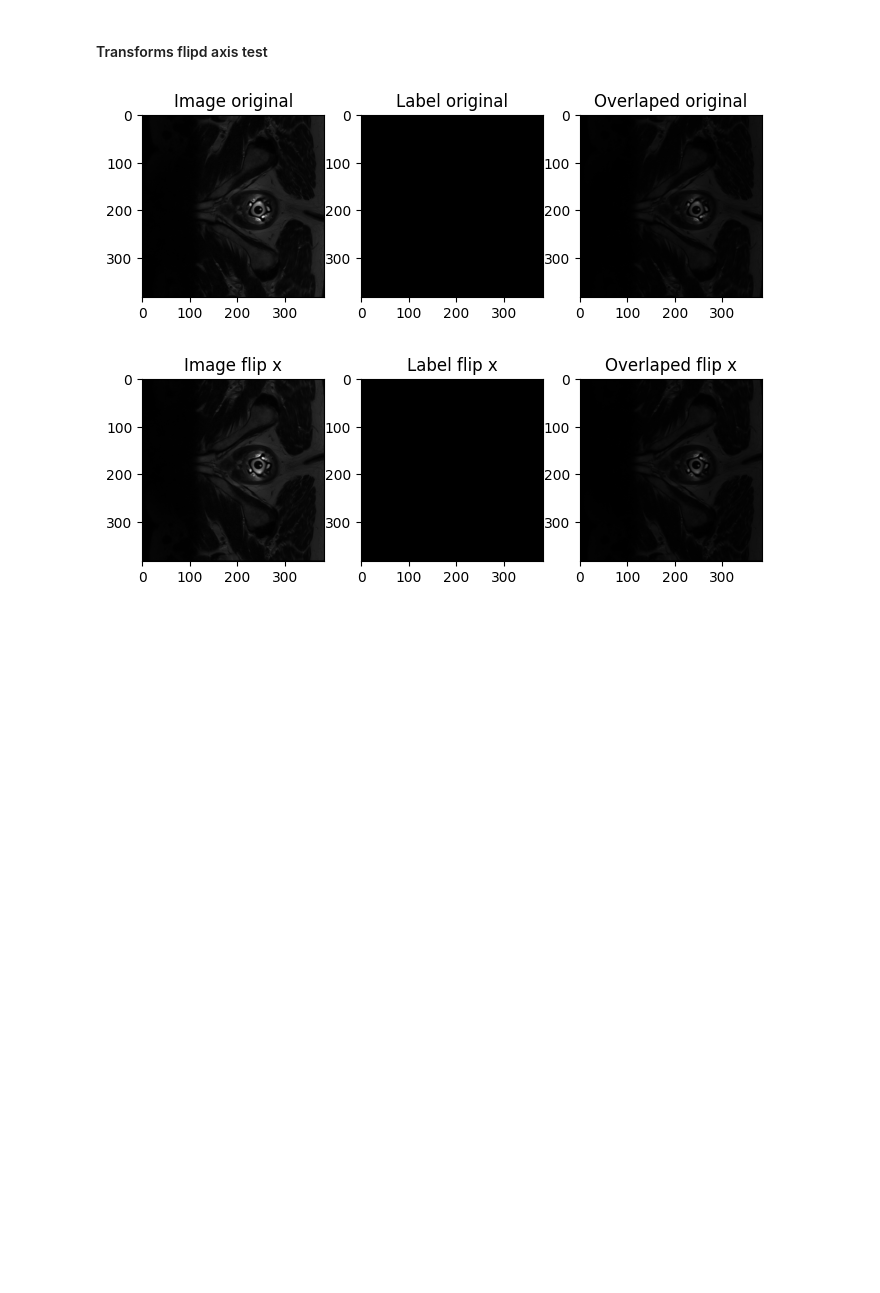
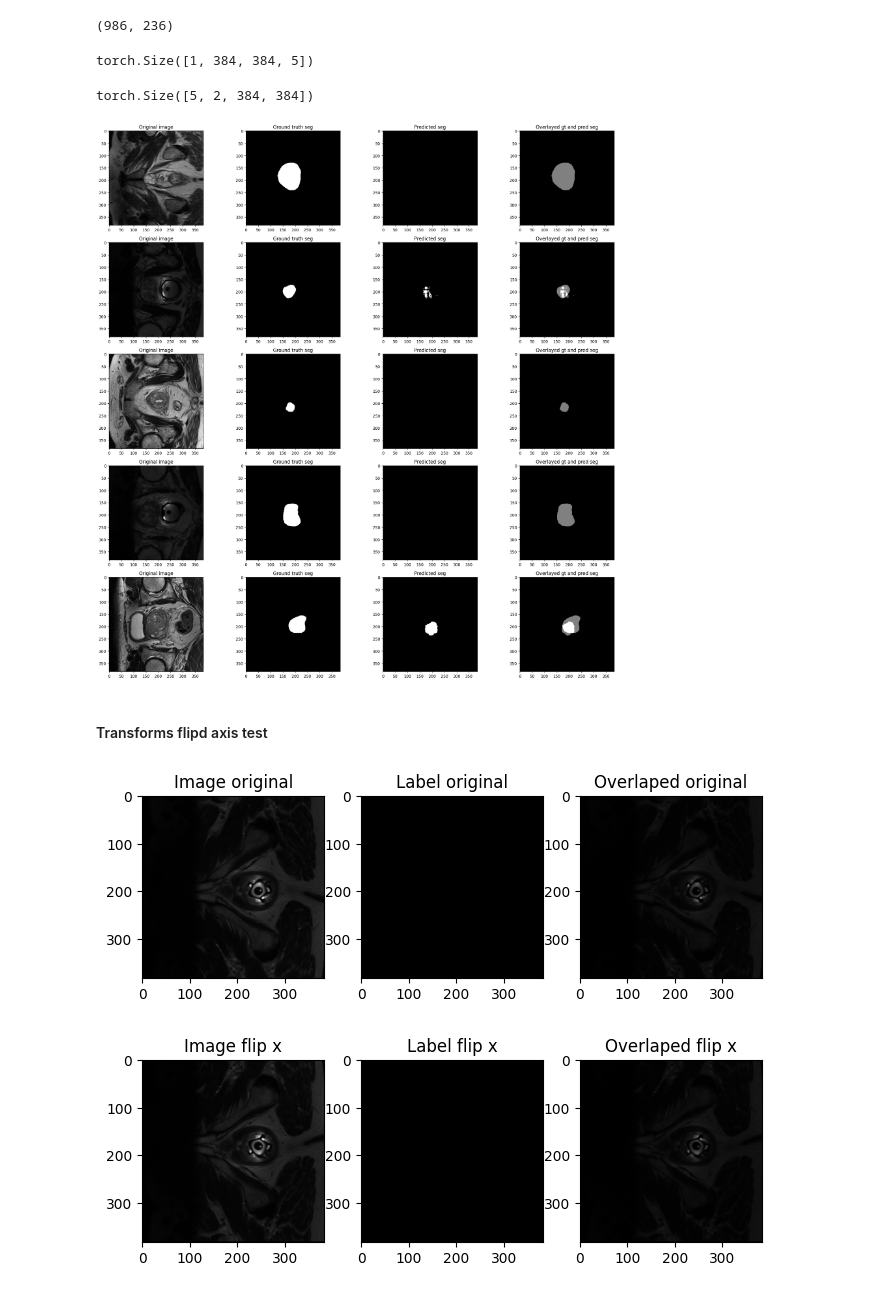
Before and after one commit to sgomezru/DSSQ, a Jupyter notebook: playbook/develop.ipynb, the cells around one changed output. Drawn from its saved outputs; the diff is of its cells as text; code cells hidden in the pictures; blank space fills up the shorter version.

Commit message:
Basic trainer for unet and PMRI working, requires still more augmentations, currently evaluating model perf

```diff
--- a/playbook/develop.ipynb
+++ b/playbook/develop.ipynb
@@ -32,3 +47,10 @@ Loading dataset...
+# %%
+data_train = MultisiteMRIProstateDataset(pmri_data_path, 'siemens', 'train', load_only_present=True)
+data_valid = MultisiteMRIProstateDataset(pmri_data_path, 'siemens', 'valid', load_only_present=True)
+# %%
+len(data_train), len(data_valid)
+# %% [output]
+(986, 236)
 # %%
 from tqdm import tqdm
 import numpy as np
@@ -49,3 +71,43 @@ from monai.transforms import (
     SpatialPadd,
     ToTensord,
 )
+# %%
+idx = 0
+data = data_valid[idx]
+with torch.no_grad():
+    img = data['image'].float().unsqueeze(0).cuda()
+    pred = trainer.model(img)
+    pred = pred.squeeze().detach().cpu()
+    pred = torch.argmax(pred, dim=0)
+# %%
+data_valid[indices]['label'].shape
+# %% [output]
+torch.Size([1, 384, 384, 5])
+# %%
+num_imgs = 5
+indices = np.random.randint(0, len(data_valid), num_imgs)
+fig, axs  = plt.subplots(num_imgs, 4, figsize=(20,20))
+data = data_valid[indices]
+images = data['image'].permute(3, 0, 1, 2)
+labels = data['label'].permute(3, 0, 1, 2)
+
+with torch.no_grad():
+    pred = trainer.model(images.float().cuda())
+    print(pred.shape)
+    pred = torch.argmax(pred, dim = 1).detach().cpu()
+
+for i in range(num_imgs):
+    axs[i][0].set_title('Original image')
+    axs[i][0].imshow(images[i].squeeze(), cmap='gray')
+    axs[i][1].set_title('Ground truth seg')
+    axs[i][1].imshow(labels[i].squeeze(), cmap='gray')
+    axs[i][2].set_title('Predicted seg')
+    axs[i][2].imshow(pred[i], cmap='gray')
+    axs[i][3].set_title('Overlayed gt and pred seg')
+    axs[i][3].imshow(labels[i].squeeze(), cmap='gray')
+    axs[i][3].imshow(pred[i], cmap='gray', alpha=0.5)
+
+plt.tight_layout()
+# %% [output]
+torch.Size([5, 2, 384, 384])
+[figure, added]
```
Also changed, not shown: parts of 12 cells of this notebook, 5 other files.
